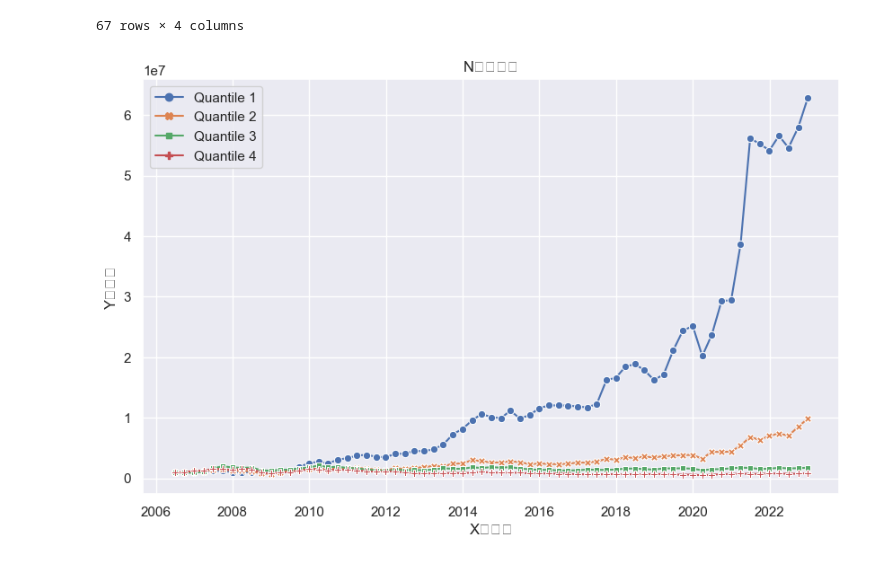
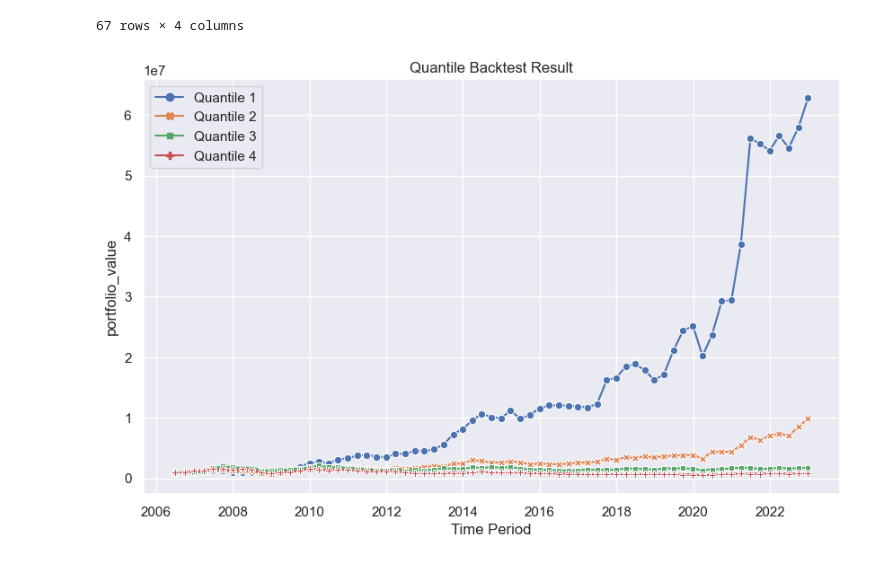
Before and after one commit to QuenHengLee/stock_factor_lab, a Jupyter notebook: main.ipynb, the cells around one changed output. Drawn from its saved outputs; the diff is of its cells as text; code cells hidden in the pictures.

```diff
--- a/main.ipynb
+++ b/main.ipynb
@@ -122,24 +128,24 @@ df
 # %%
 
 # 设置Seaborn的风格
 sns.set(style="darkgrid")
 
 # 创建一个绘图
 plt.figure(figsize=(10, 6))  # 设置图形的大小
 
 # 使用Seaborn的lineplot函数绘制N个折线图
 # 将每个Series的数据列名传递给x和y参数，并使用hue参数指定颜色分组
 sns.lineplot(data=df, markers=True, dashes=False)  # 可以根据需要自定义其他参数
 
 # 添加标题和标签
-plt.title('N个折线图')
-plt.xlabel('X轴标签')
-plt.ylabel('Y轴标签')
+plt.title('Quantile Backtest Result')
+plt.xlabel('Time Period')
+plt.ylabel('portfolio_value')
 
 # 显示图例
 plt.legend(loc='best')
 
 # 显示图形
 plt.show()
 # %% [output]
-[figure, old version]
+[figure, new version]
```
Also changed, not shown: parts of 6 cells of this notebook, 2 other files.
